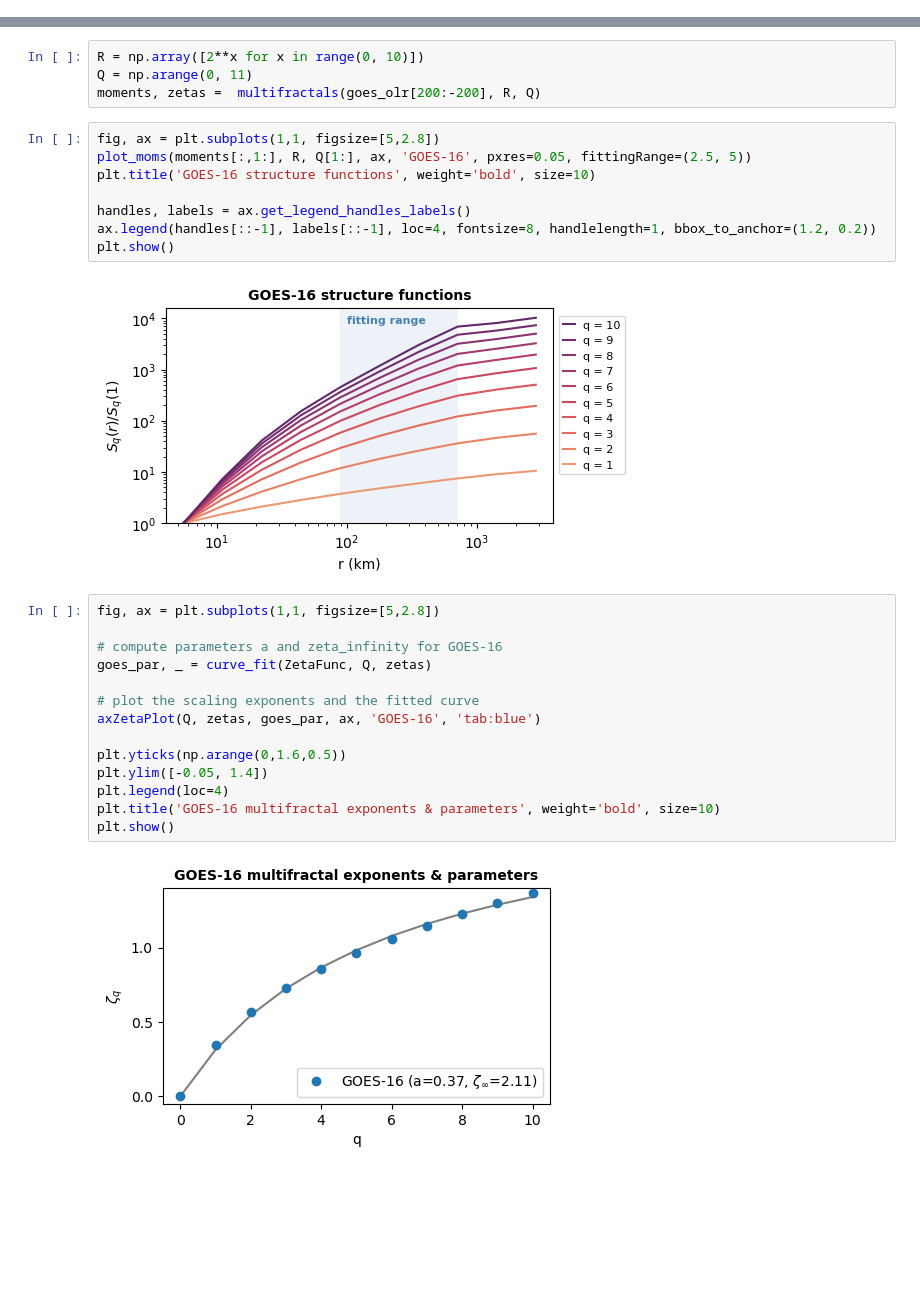
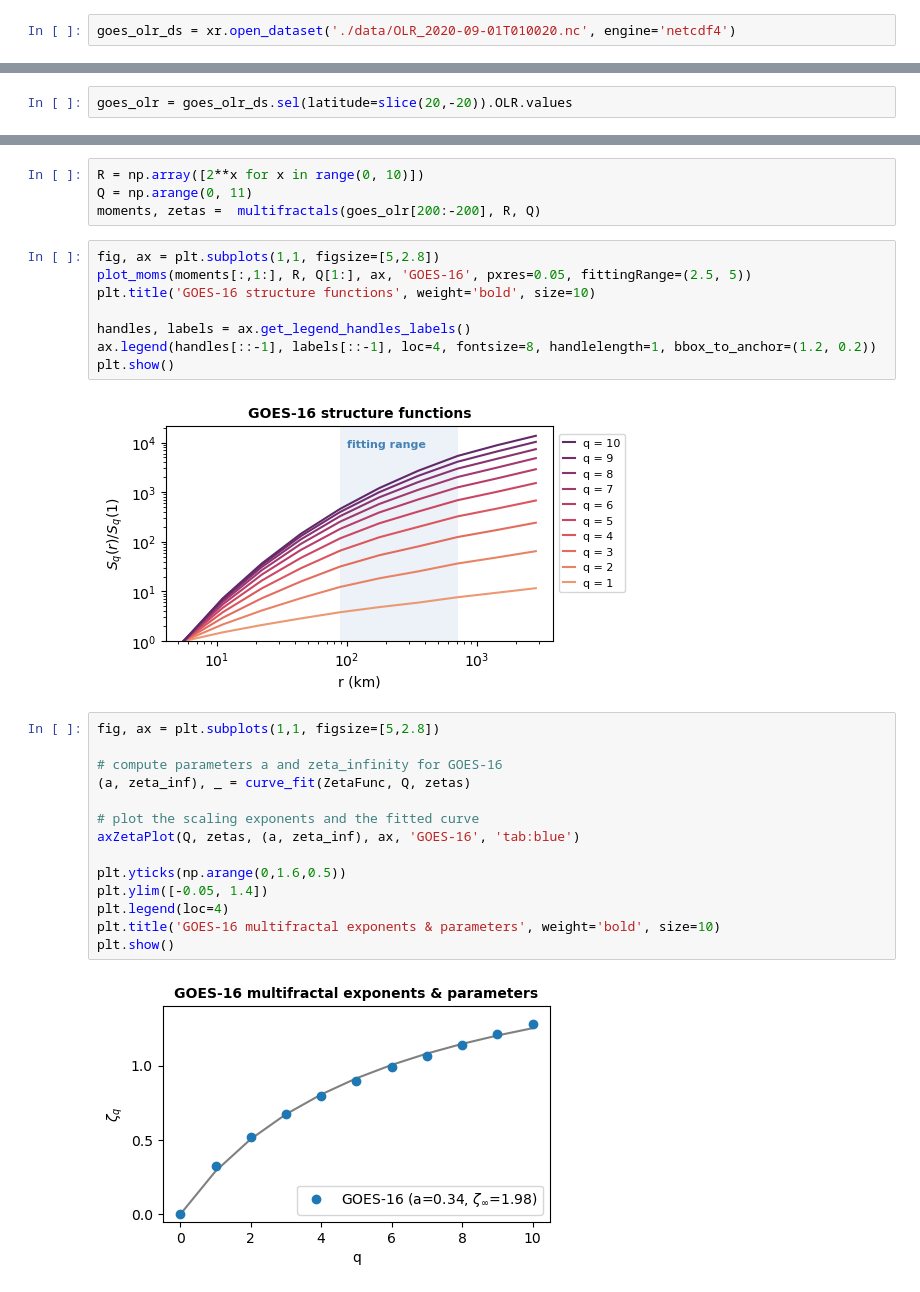
Before and after one commit to lillif/multifractals, a Jupyter notebook: compute_multifractals.ipynb, the cells around one changed output, grey strips where cells are left out. Drawn from its saved outputs; the diff is of its cells as text; blank space fills up the shorter version.

```diff
--- a/compute_multifractals.ipynb
+++ b/compute_multifractals.ipynb
@@ -80,2 +70,4 @@ goes_olr = np.loadtxt('/work/bb1153/b382145/GOES-16/Work_G16/olr_0-05deg/nearest
+# %%
+goes_olr_ds = xr.open_dataset('./data/OLR_2020-09-01T010020.nc', engine='netcdf4')
 # %%
 fig, ax = plt.subplots(1,1, figsize=(9,5), dpi=200, subplot_kw={'projection':ccrs.PlateCarree()})
@@ -87,3 +84,5 @@ plt.show()
+# %%
+goes_olr = goes_olr_ds.sel(latitude=slice(20,-20)).OLR.values
 # %% [markdown]
 ## compute and plot structure functions and scaling exponents
 # %%
@@ -99,20 +98,20 @@ handles, labels = ax.get_legend_handles_labels()
 ax.legend(handles[::-1], labels[::-1], loc=4, fontsize=8, handlelength=1, bbox_to_anchor=(1.2, 0.2))
 plt.show()
 # %% [output]
-[figure, old version]
+[figure, new version]
 # %%
 fig, ax = plt.subplots(1,1, figsize=[5,2.8])
 
 # compute parameters a and zeta_infinity for GOES-16
-goes_par, _ = curve_fit(ZetaFunc, Q, zetas)
+(a, zeta_inf), _ = curve_fit(ZetaFunc, Q, zetas)
 
 # plot the scaling exponents and the fitted curve
-axZetaPlot(Q, zetas, goes_par, ax, 'GOES-16', 'tab:blue')
+axZetaPlot(Q, zetas, (a, zeta_inf), ax, 'GOES-16', 'tab:blue')
 
 plt.yticks(np.arange(0,1.6,0.5))
 plt.ylim([-0.05, 1.4])
 plt.legend(loc=4)
 plt.title('GOES-16 multifractal exponents & parameters', weight='bold', size=10)
 plt.show()
 # %% [output]
-[figure, old version]
+[figure, new version]
```
Also changed, not shown: parts of 6 cells of this notebook, 1 other file.
